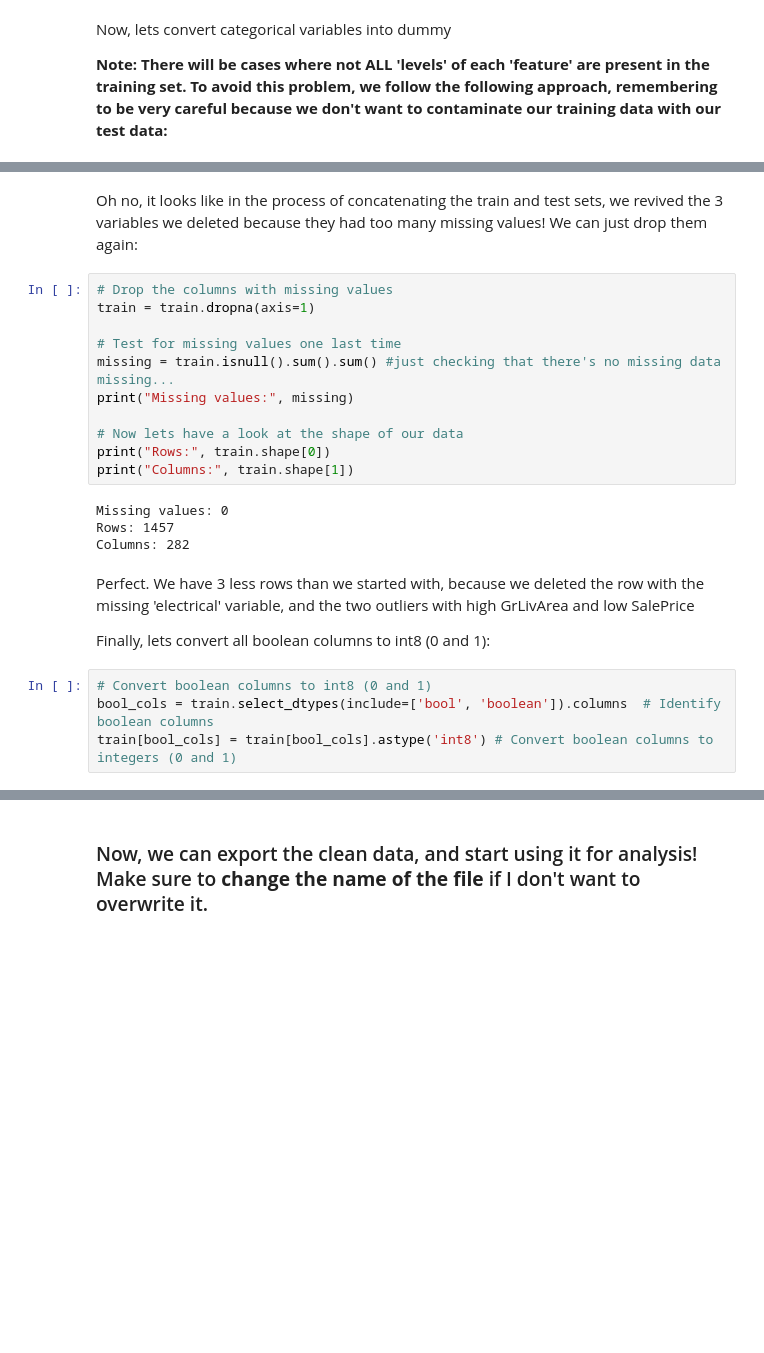
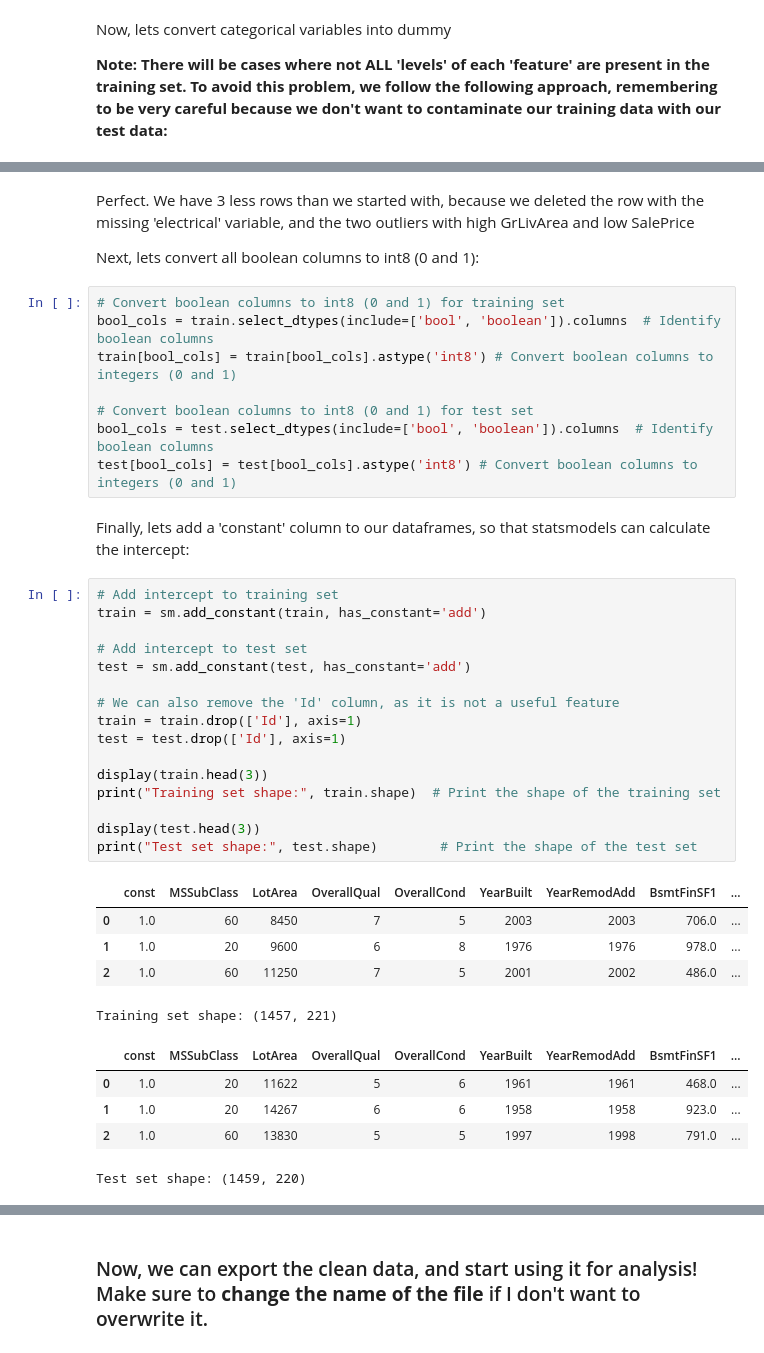
Before and after one commit to arikatz123/house-prices-ml, a Jupyter notebook: notebooks/dataexploration_01.ipynb, the cells around one changed output, grey strips where cells are left out. Drawn from its saved outputs; the diff is of its cells as text; blank space fills up the shorter version.

```diff
--- a/notebooks/dataexploration_01.ipynb
+++ b/notebooks/dataexploration_01.ipynb
@@ -467,25 +633,41 @@ dtype: int64
-# %% [markdown]
-Oh no, it looks like in the process of concatenating the train and test sets, we revived the 3 variables we deleted because they had too many missing values! We can just drop them again:
-# %%
-# Drop the columns with missing values
-train = train.dropna(axis=1)
-
-# Test for missing values one last time
-missing = train.isnull().sum().sum() #just checking that there's no missing data missing...
-print("Missing values:", missing)
-
-# Now lets have a look at the shape of our data
-print("Rows:", train.shape[0])
-print("Columns:", train.shape[1])
-# %% [output]
-Missing values: 0
-Rows: 1457
-Columns: 282
 # %% [markdown]
 Perfect. We have 3 less rows than we started with, because we deleted the row with the missing 'electrical' variable, and the two outliers with high GrLivArea and low SalePrice
 
-Finally, lets convert all boolean columns to int8 (0 and 1):
+Next, lets convert all boolean columns to int8 (0 and 1):
 # %%
-# Convert boolean columns to int8 (0 and 1)
+# Convert boolean columns to int8 (0 and 1) for training set
 bool_cols = train.select_dtypes(include=['bool', 'boolean']).columns  # Identify boolean columns
 train[bool_cols] = train[bool_cols].astype('int8') # Convert boolean columns to integers (0 and 1)
+
+# Convert boolean columns to int8 (0 and 1) for test set
+bool_cols = test.select_dtypes(include=['bool', 'boolean']).columns  # Identify boolean columns
+test[bool_cols] = test[bool_cols].astype('int8') # Convert boolean columns to integers (0 and 1)
+# %% [markdown]
+Finally, lets add a 'constant' column to our dataframes, so that statsmodels can calculate the intercept:
+# %%
+# Add intercept to training set
+train = sm.add_constant(train, has_constant='add')
+
+# Add intercept to test set
+test = sm.add_constant(test, has_constant='add')
+
+# We can also remove the 'Id' column, as it is not a useful feature
+train = train.drop(['Id'], axis=1)
+test = test.drop(['Id'], axis=1)
+
+display(train.head(3))
+print("Training set shape:", train.shape)  # Print the shape of the training set
+
+display(test.head(3))
+print("Test set shape:", test.shape)        # Print the shape of the test set
+# %% [output]
+|  | const | MSSubClass | LotArea | OverallQual | OverallCond | YearBuilt | YearRemodAdd | BsmtFinSF1 | ... |
+| 0 | 1.0 | 60 | 8450 | 7 | 5 | 2003 | 2003 | 706.0 | ... |
+| 1 | 1.0 | 20 | 9600 | 6 | 8 | 1976 | 1976 | 978.0 | ... |
+| 2 | 1.0 | 60 | 11250 | 7 | 5 | 2001 | 2002 | 486.0 | ... |
+Training set shape: (1457, 221)
+|  | const | MSSubClass | LotArea | OverallQual | OverallCond | YearBuilt | YearRemodAdd | BsmtFinSF1 | ... |
+| 0 | 1.0 | 20 | 11622 | 5 | 6 | 1961 | 1961 | 468.0 | ... |
+| 1 | 1.0 | 20 | 14267 | 6 | 6 | 1958 | 1958 | 923.0 | ... |
+| 2 | 1.0 | 60 | 13830 | 5 | 5 | 1997 | 1998 | 791.0 | ... |
+Test set shape: (1459, 220)
```
Also changed, not shown: parts of 27 cells of this notebook, 2 other files.
